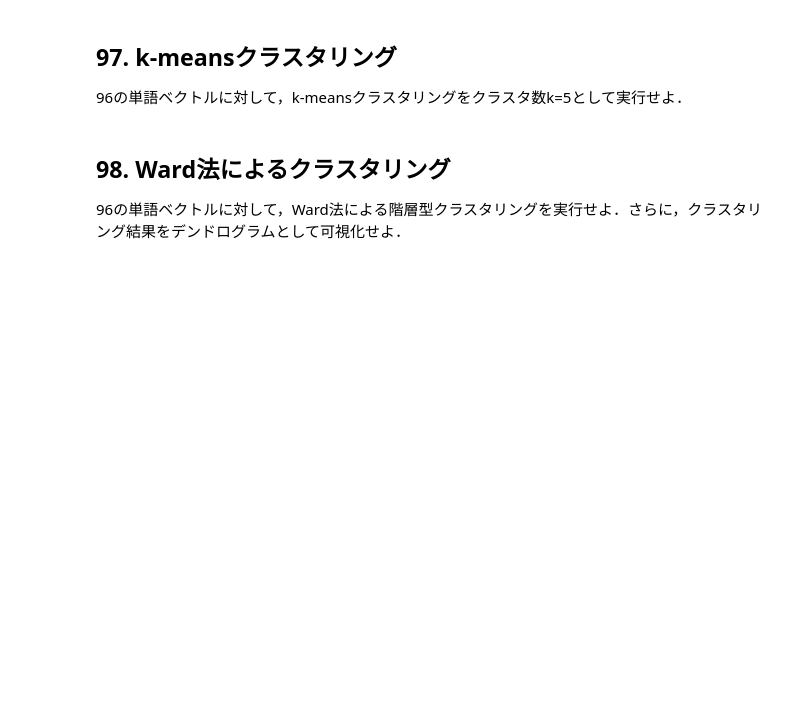
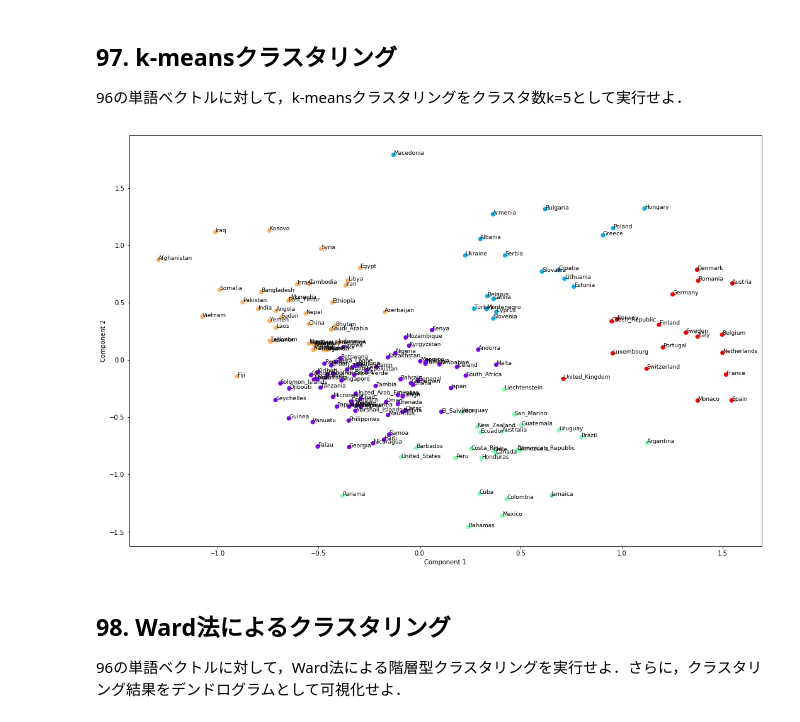
Before and after one commit to s7110/nlp-100-knock, a Jupyter notebook: chapter10/src/chapter10.ipynb, the cells around one changed output. Saved outputs shown, nothing was run; the diff lists cells and outputs as text; code cells hidden in the pictures; blank space fills up the shorter version.

Commit message:
Add knock 94-99.

```diff
--- a/chapter10/src/chapter10.ipynb
+++ b/chapter10/src/chapter10.ipynb
@@ -168,6 +273,34 @@ word2vecの学習結果から，国名に関するベクトルのみを抜き出
 # %% [markdown]
 ## 97. k-meansクラスタリング
 96の単語ベクトルに対して，k-meansクラスタリングをクラスタ数k=5として実行せよ．
+# %%
+from sklearn.externals import joblib
+from sklearn.decomposition import PCA
+from sklearn.cluster import KMeans
+import matplotlib.pyplot as plt
+
+def knock_97():
+    country_names = joblib.load("../work/country_names.pkl")
+    country_vectors = joblib.load("../work/country_vectors.pkl")
+
+    pca = PCA(n_components=2, random_state=0)
+    component_vectors = pca.fit_transform(country_vectors)
+
+    model = KMeans(n_clusters=5, random_state=0)
+    model.fit(component_vectors)
+
+    fig, ax = plt.subplots()
+    ax.scatter(x=component_vectors[:,0], y=component_vectors[:,1], c=model.labels_, cmap='rainbow')
+    for i,(x,y) in enumerate(component_vectors):
+        ax.annotate(country_names[i],(x,y), size=9)
+    plt.xlabel("Component 1")
+    plt.ylabel("Component 2")
+    plt.rcParams["figure.figsize"] = (18.0, 12.0)
+    plt.show()
+
+knock_97()
+# %% [output]
+[figure, added]
 # %% [markdown]
 ## 98. Ward法によるクラスタリング
 96の単語ベクトルに対して，Ward法による階層型クラスタリングを実行せよ．さらに，クラスタリング結果をデンドログラムとして可視化せよ．
```
Also changed, not shown: parts of 10 cells of this notebook, 4 other files.
